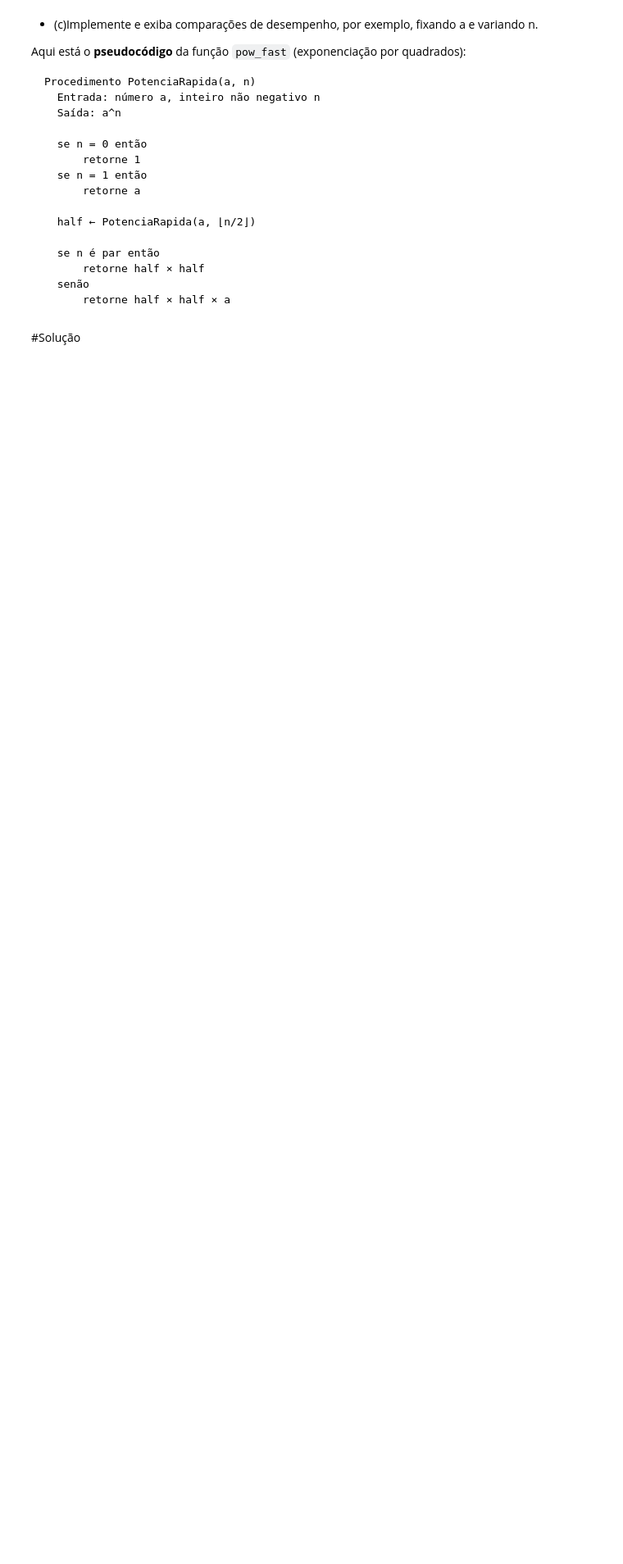
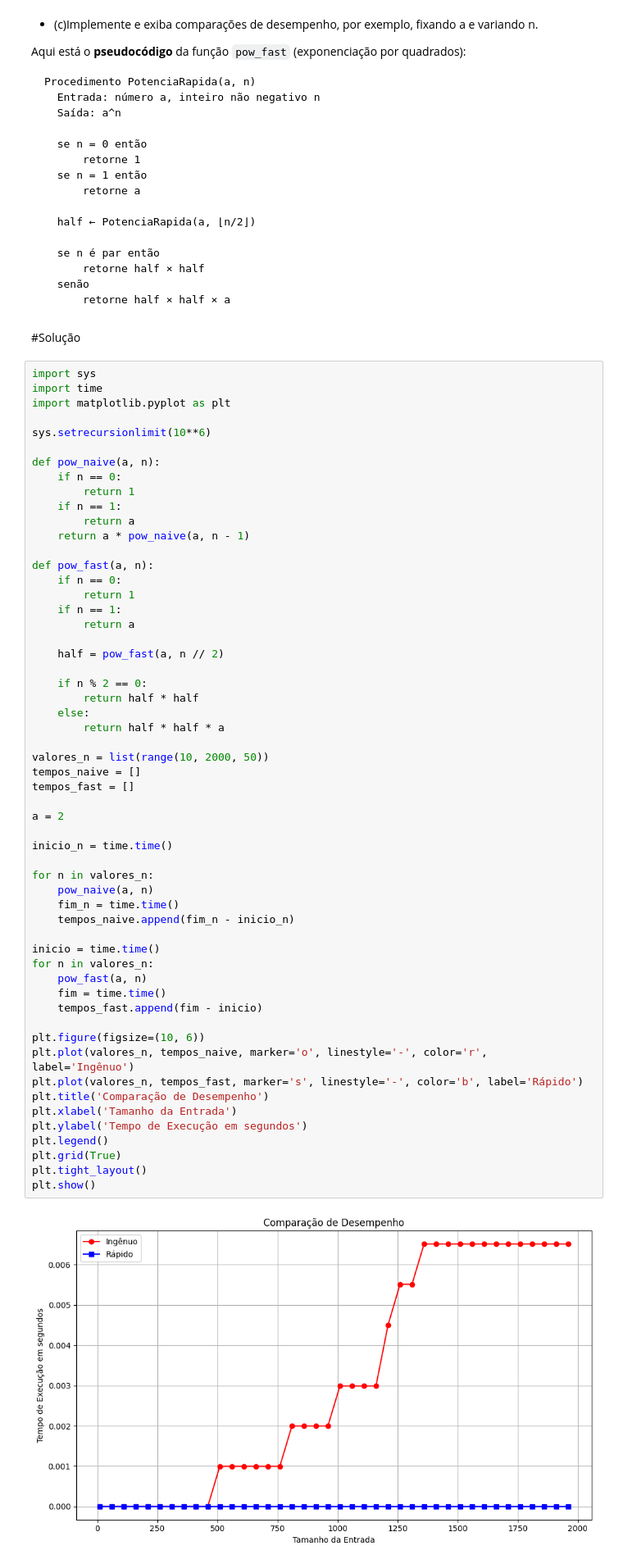
Before and after one commit to LeandroLDA/MECAI_introducao_ciencia_computacao, a Jupyter notebook: inducao_recursao_recorrencia/Exercícios 03 - Relação de Recorrência.ipynb, the cells around one changed output. Shown at 82% size. Saved outputs shown, nothing was run; the diff lists cells and outputs as text; blank space fills up the shorter version.

````diff
--- a/inducao_recursao_recorrencia/Exercícios 03 - Relação de Recorrência.ipynb
+++ b/inducao_recursao_recorrencia/Exercícios 03 - Relação de Recorrência.ipynb
@@ -71,3 +176,61 @@ Procedimento PotenciaRapida(a, n)
 ```
 # %% [markdown]
 #Solução
+# %%
+import sys
+import time
+import matplotlib.pyplot as plt
+
+sys.setrecursionlimit(10**6)
+
+def pow_naive(a, n):
+    if n == 0:
+        return 1
+    if n == 1:
+        return a
+    return a * pow_naive(a, n - 1)
+
+def pow_fast(a, n):
+    if n == 0:
+        return 1
+    if n == 1:
+        return a
+
+    half = pow_fast(a, n // 2)
+
+    if n % 2 == 0:
+        return half * half
+    else:
+        return half * half * a
+
+valores_n = list(range(10, 2000, 50))
+tempos_naive = []
+tempos_fast = []
+
+a = 2
+
+inicio_n = time.time()
+
+for n in valores_n:
+    pow_naive(a, n)
+    fim_n = time.time()
+    tempos_naive.append(fim_n - inicio_n)
+
+inicio = time.time()
+for n in valores_n:
+    pow_fast(a, n)
+    fim = time.time()
+    tempos_fast.append(fim - inicio)
+
+plt.figure(figsize=(10, 6))
+plt.plot(valores_n, tempos_naive, marker='o', linestyle='-', color='r', label='Ingênuo')
+plt.plot(valores_n, tempos_fast, marker='s', linestyle='-', color='b', label='Rápido')
+plt.title('Comparação de Desempenho')
+plt.xlabel('Tamanho da Entrada')
+plt.ylabel('Tempo de Execução em segundos')
+plt.legend()
+plt.grid(True)
+plt.tight_layout()
+plt.show()
+# %% [output]
+[figure, added]
````
Also changed, not shown: parts of 7 cells of this notebook, 6 other files.
